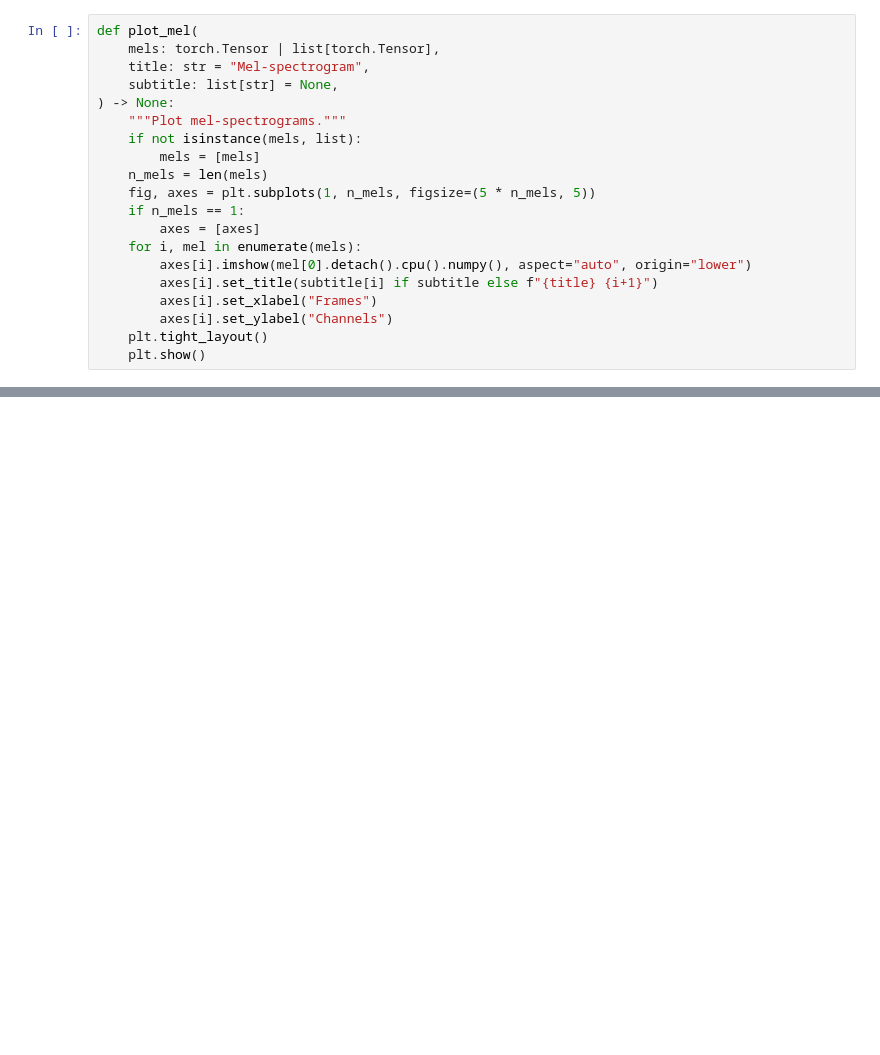
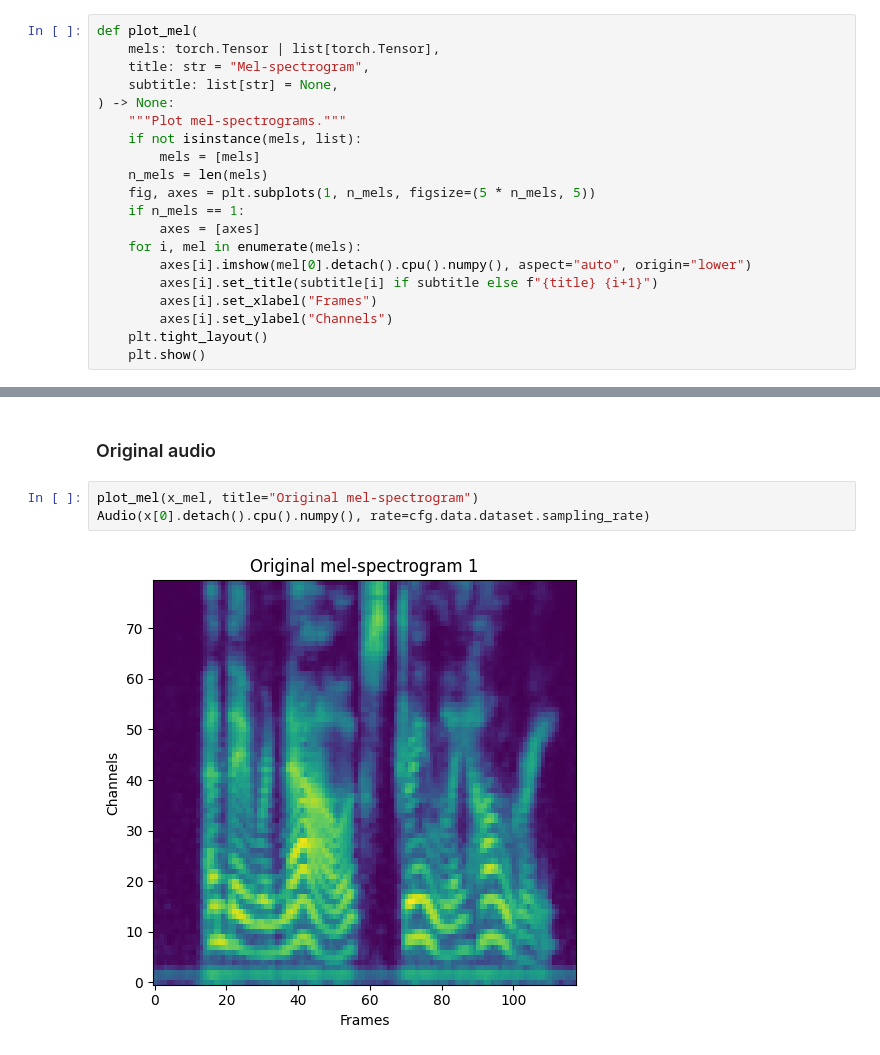
Before and after one commit to a-baur/DDDM-EVC, a Jupyter notebook: visualize.ipynb, the cells around one changed output, grey strips where cells are left out. Saved outputs shown, nothing was run; the diff lists cells and outputs as text; blank space fills up the shorter version.

```diff
--- a/visualize.ipynb
+++ b/visualize.ipynb
@@ -97,0 +128,7 @@ plot_mel(
+# %% [markdown]
+### Original audio
+# %%
+plot_mel(x_mel, title="Original mel-spectrogram")
+Audio(x[0].detach().cpu().numpy(), rate=cfg.data.dataset.sampling_rate)
+# %% [output]
+[figure, added]
```
Also changed, not shown: parts of 17 cells of this notebook, 5 other files.
